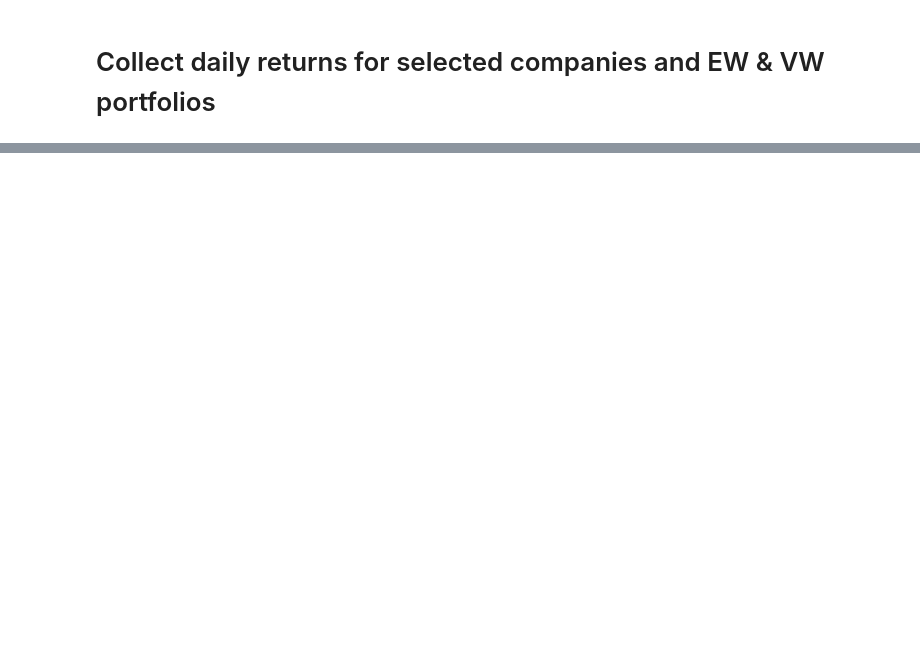
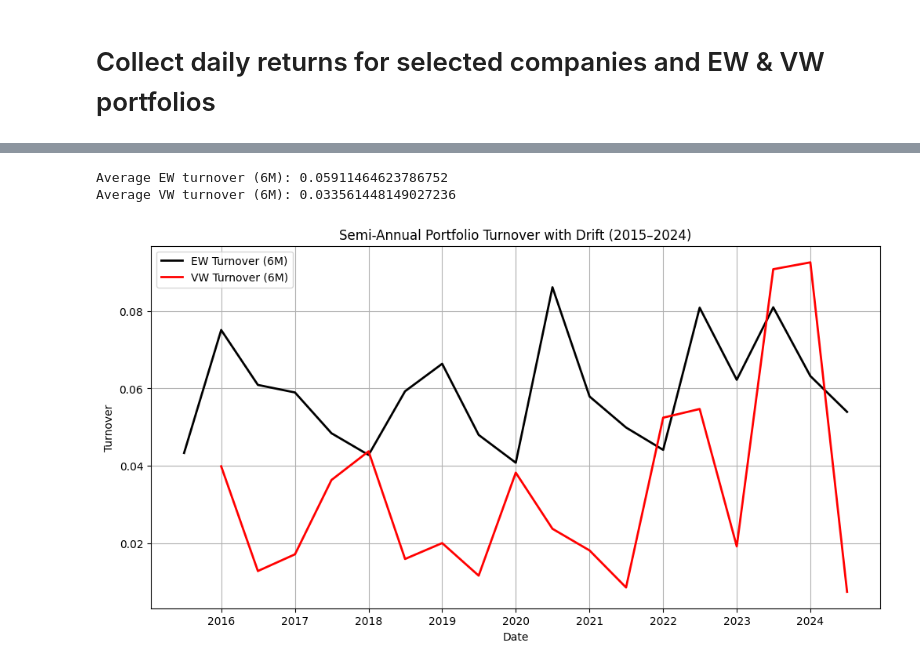
Before and after one commit to LucaFeltrin14/Quant_Proj1, a Jupyter notebook: sp500v2.ipynb, the cells around one changed output, grey strips where cells are left out. Drawn from its saved outputs; the diff is of its cells as text; code cells hidden in the pictures; blank space fills up the shorter version.

```diff
--- a/sp500v2.ipynb
+++ b/sp500v2.ipynb
@@ -142,0 +253,36 @@ plt.show()
+# %%
+# --- Step 1: Get first trading day of each 6-month period ---
+first_days_6m = df_returns.resample("6MS").first().index  # "6MS" = 6-month period, start
+
+# --- Step 2: Create semi-annual EW and VW weights ---
+n = len(selected)
+ew_6m_weights = pd.DataFrame(1/n, index=first_days_6m, columns=selected)
+ew_6m_weights = ew_6m_weights.reindex(df_returns.index, method="ffill")
+
+vw_6m_weights = vw_monthly_weights.reindex(first_days_6m, method='nearest')
+vw_6m_weights = vw_6m_weights.reindex(df_returns.index, method="ffill")
+
+# --- Step 3: Compute turnover series using only rebalance dates ---
+ew_weights_reb = ew_6m_weights.reindex(first_days_6m, method='nearest')
+vw_weights_reb = vw_6m_weights.reindex(first_days_6m, method='nearest')
+
+ew_turnover_6m = compute_turnover_with_drift(df_simple_returns, ew_weights_reb)
+vw_turnover_6m = compute_turnover_with_drift(df_simple_returns, vw_weights_reb)
+
+print("Average EW turnover (6M):", ew_turnover_6m.mean())
+print("Average VW turnover (6M):", vw_turnover_6m.mean())
+
+plt.figure(figsize=(12,6))
+plt.plot(ew_turnover_6m.index, ew_turnover_6m, label="EW Turnover (6M)", color="black", linewidth=2)
+plt.plot(vw_turnover_6m.index, vw_turnover_6m, label="VW Turnover (6M)", color="red", linewidth=2)
+
+plt.title("Semi-Annual Portfolio Turnover with Drift (2015–2024)")
+plt.xlabel("Date")
+plt.ylabel("Turnover")
+plt.legend()
+plt.grid(True)
+plt.show()
+# %% [output]
+Average EW turnover (6M): 0.05911464623786752
+Average VW turnover (6M): 0.033561448149027236
+[figure, added]
```
Also changed, not shown: parts of 10 cells of this notebook.
